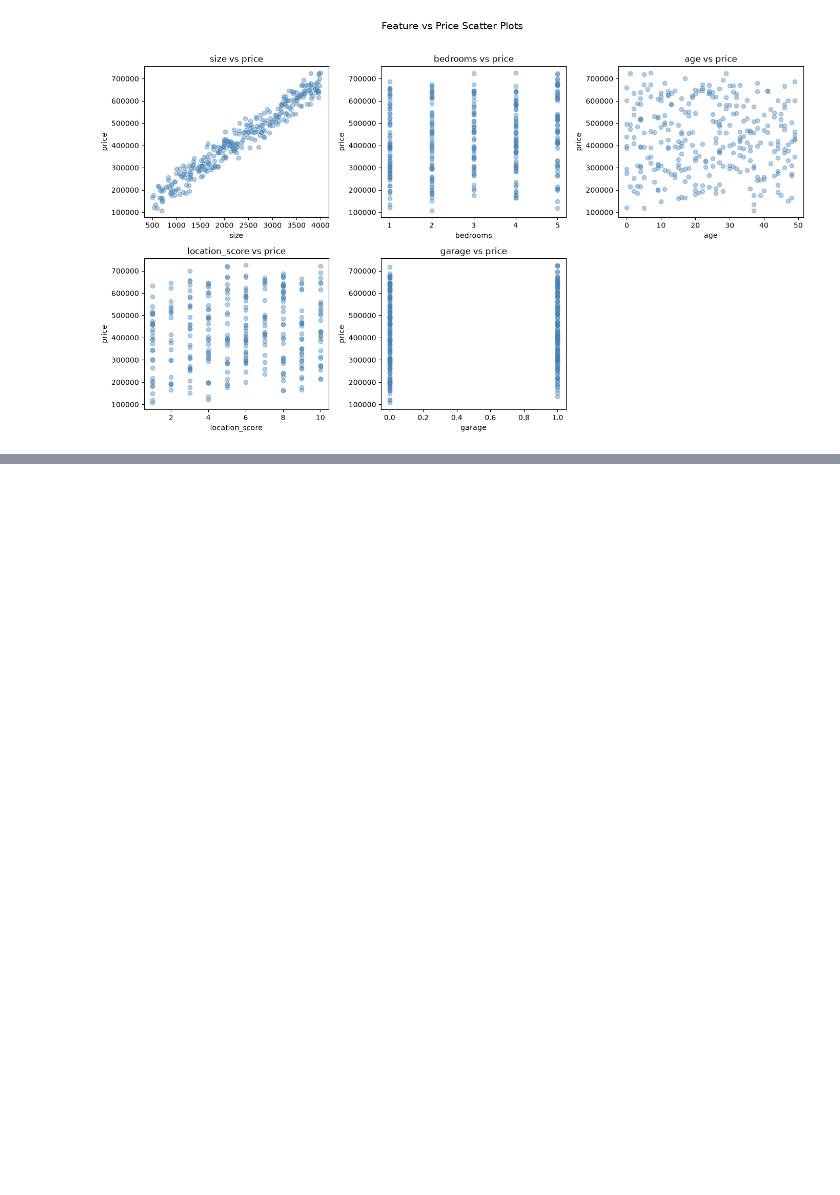
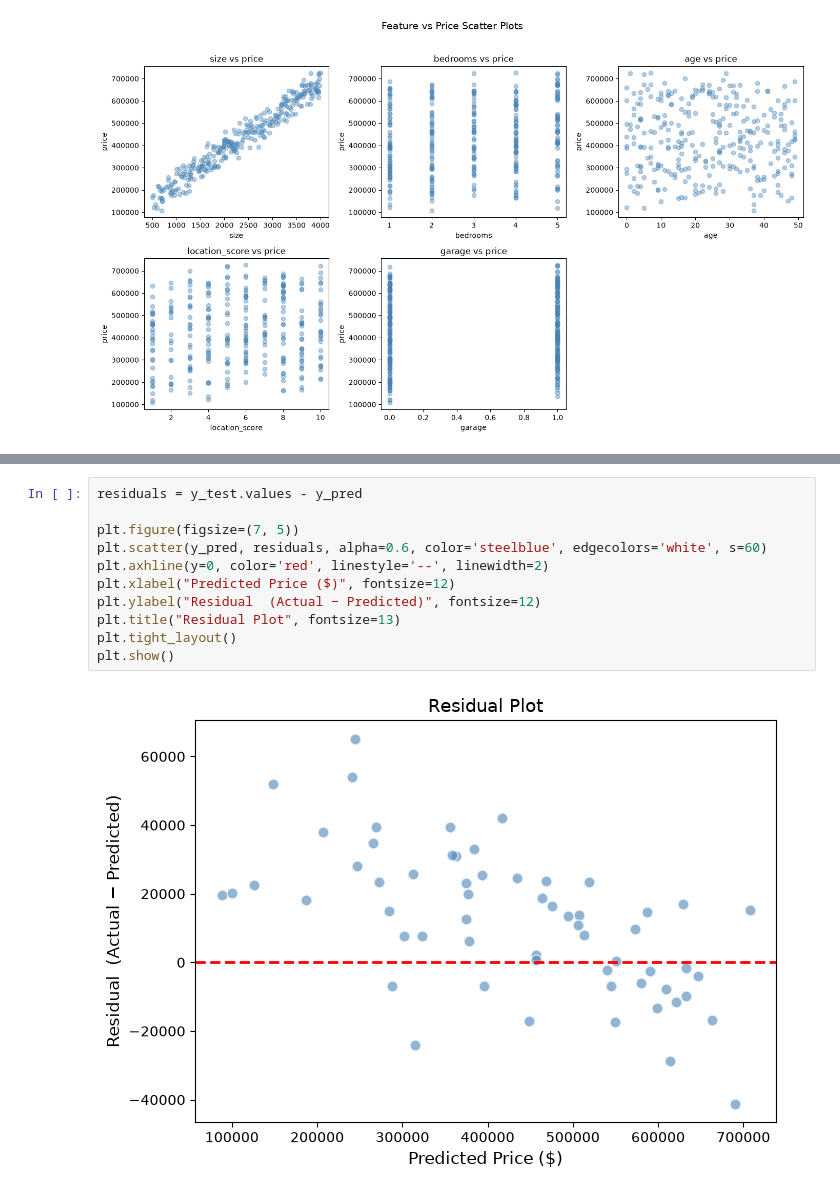
Before and after one commit to pa1nagar/supervise_ml, a Jupyter notebook: project_regression.ipynb, the cells around one changed output, grey strips where cells are left out. Drawn from its saved outputs; the diff is of its cells as text; blank space fills up the shorter version.

```diff
--- a/project_regression.ipynb
+++ b/project_regression.ipynb
@@ -117,0 +314,13 @@ plt.show()
+# %%
+residuals = y_test.values - y_pred
+
+plt.figure(figsize=(7, 5))
+plt.scatter(y_pred, residuals, alpha=0.6, color='steelblue', edgecolors='white', s=60)
+plt.axhline(y=0, color='red', linestyle='--', linewidth=2)
+plt.xlabel("Predicted Price ($)", fontsize=12)
+plt.ylabel("Residual  (Actual − Predicted)", fontsize=12)
+plt.title("Residual Plot", fontsize=13)
+plt.tight_layout()
+plt.show()
+# %% [output]
+[figure, added]
```
Also changed, not shown: parts of 19 cells of this notebook.
